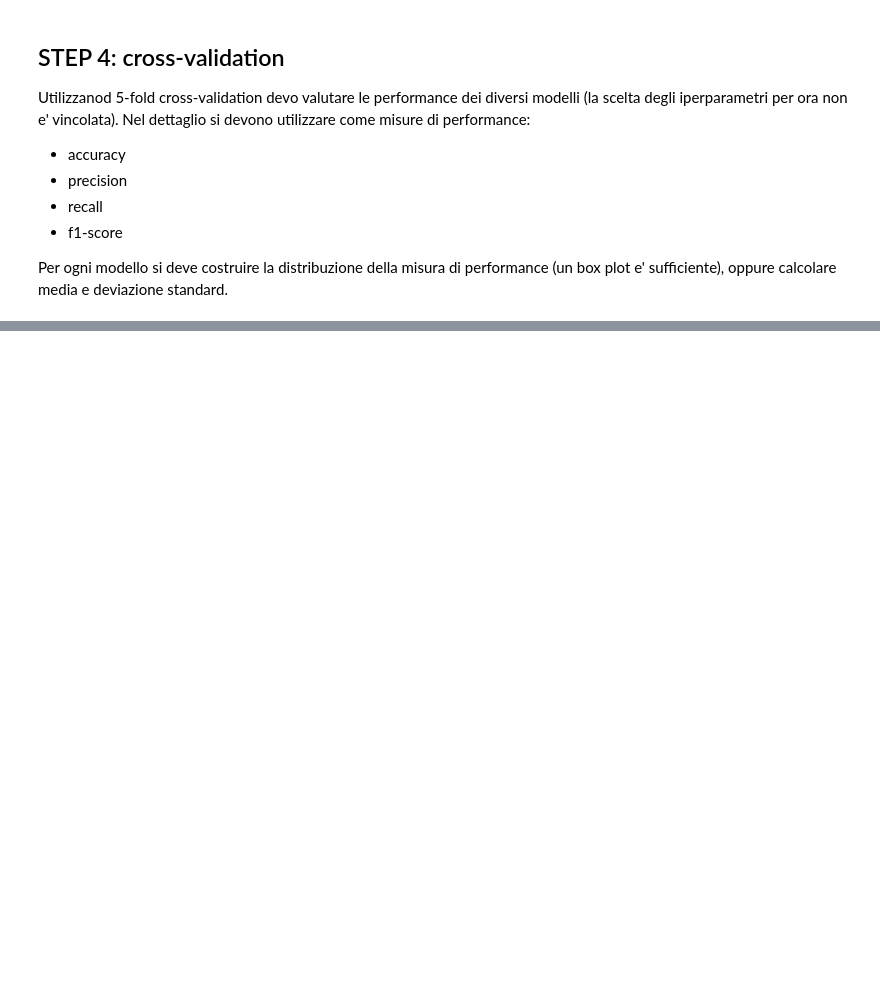
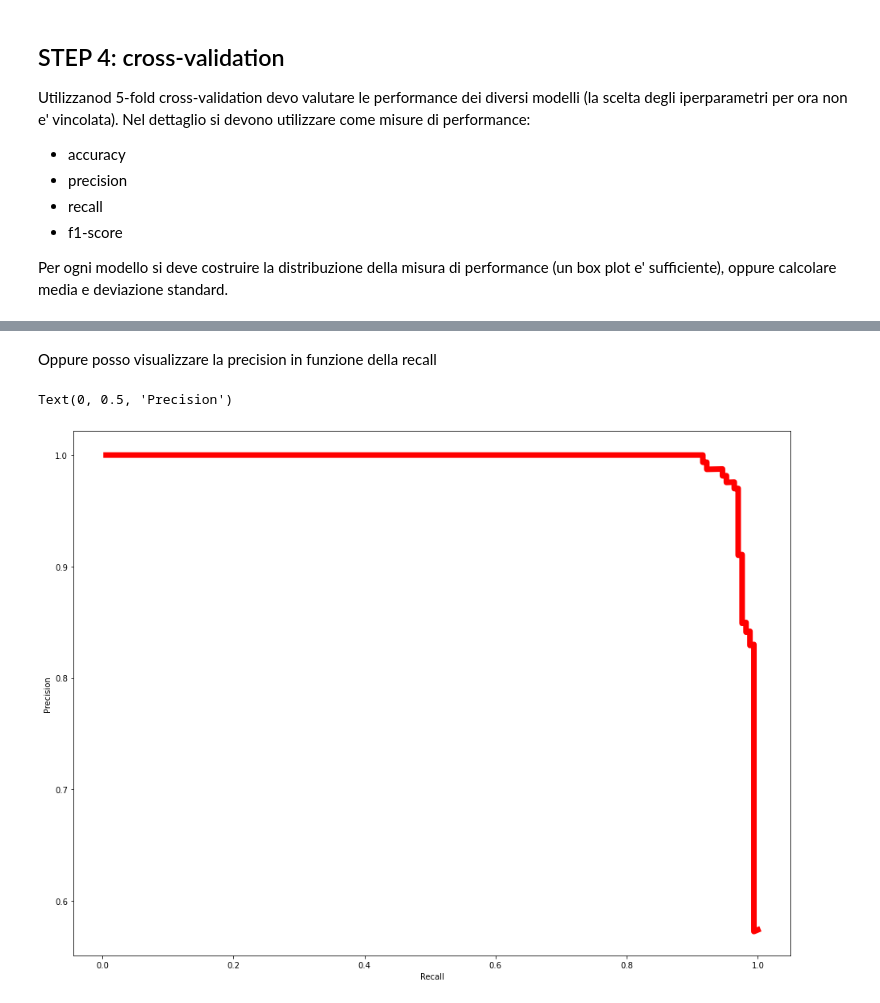
Before and after one commit to af20/MDS-python, a Jupyter notebook: Marcello Brambilla/tumore al seno .ipynb, the cells around one changed output, grey strips where cells are left out. Saved outputs shown, nothing was run; the diff lists cells and outputs as text; code cells hidden in the pictures; blank space fills up the shorter version.

```diff
--- a/Marcello Brambilla/tumore al seno .ipynb
+++ b/Marcello Brambilla/tumore al seno .ipynb
@@ -191,0 +239,11 @@ f1_score(y_train, y_train_predicted)
+# %% [markdown]
+Oppure posso visualizzare la precision in funzione della recall
+# %%
+fig_prf = plt.figure(figsize=(16,12))
+ax = fig_prf.add_subplot()
+ax.plot(recall[:-1], prec[:-1], 'r', label = 'precision', lw = 7)
+ax.set_xlabel("Recall")
+ax.set_ylabel("Precision")
+# %% [output]
+Text(0, 0.5, 'Precision')
+[figure, added]
```
Also changed, not shown: parts of 25 cells of this notebook.
